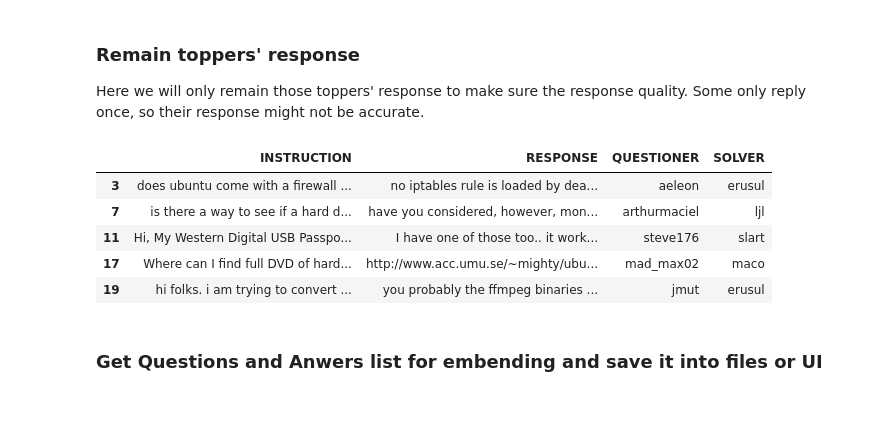
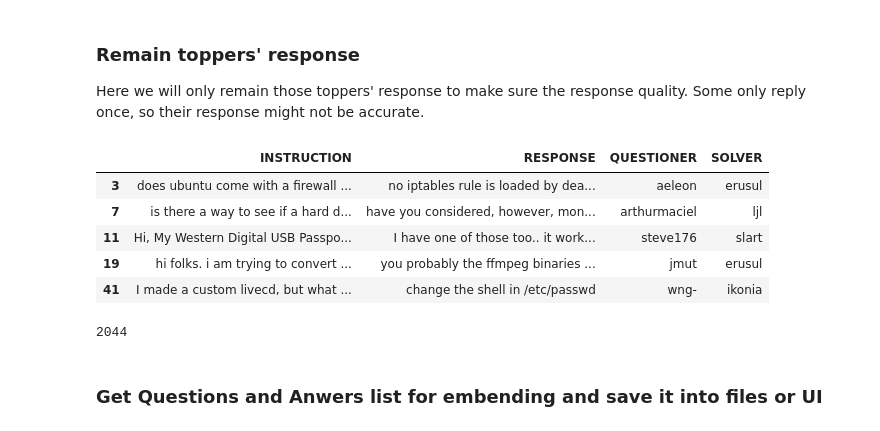
Before and after one commit to virwang/Fanshawe_NLP01, a Jupyter notebook: project/NLP_Project.ipynb, the cells around one changed output. Saved outputs shown, nothing was run; the diff lists cells and outputs as text; code cells hidden in the pictures.

```diff
--- a/project/NLP_Project.ipynb
+++ b/project/NLP_Project.ipynb
@@ -172,22 +240,24 @@ median:52.5
 Here we will only remain those toppers' response to make sure the response quality. Some only reply once, so their response might not be accurate.
 # %%
 # Get solvers
-top_solvers = solver_counts[solver_counts>=35].index
+top_solvers = solver_counts_top30[solver_counts_top30>=(solver_counts_top30.min())].index
 
 # Remain toppers' response
 df_pro = df[df['SOLVER'].isin(top_solvers)].copy()
 
 ## Remove short response
 df_refined = df_pro[df_pro['RESPONSE'].str.len() > 30].copy()
 
 display(df_refined.head())
+print(len(df_refined))
 # %% [output]
 |  | INSTRUCTION | RESPONSE | QUESTIONER | SOLVER |
 | 3 | does ubuntu come with a firewall ... | no iptables rule is loaded by dea... | aeleon | erusul |
 | 7 | is there a way to see if a hard d... | have you considered, however, mon... | arthurmaciel | ljl |
 | 11 | Hi, My Western Digital USB Passpo... | I have one of those too.. it work... | steve176 | slart |
-| 17 | Where can I find full DVD of hard... | http://www.acc.umu.se/~mighty/ubu... | mad_max02 | maco |
 | 19 | hi folks. i am trying to convert ... | you probably the ffmpeg binaries ... | jmut | erusul |
+| 41 | I made a custom livecd, but what ... | change the shell in /etc/passwd | wng- | ikonia |
+2044
 # %% [markdown]
 ### Get Questions and Anwers list for embending and save it into files or UI
 # %%
```
Also changed, not shown: parts of 20 cells of this notebook.
